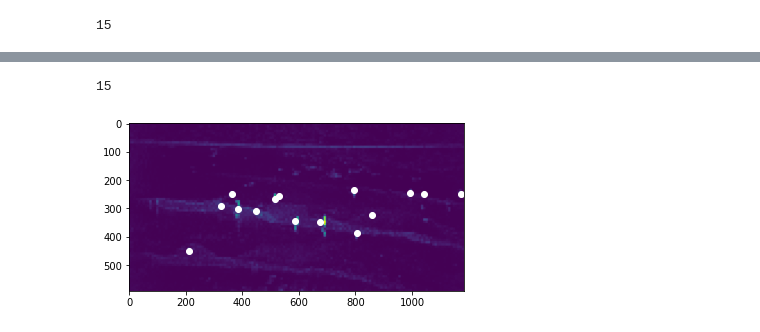
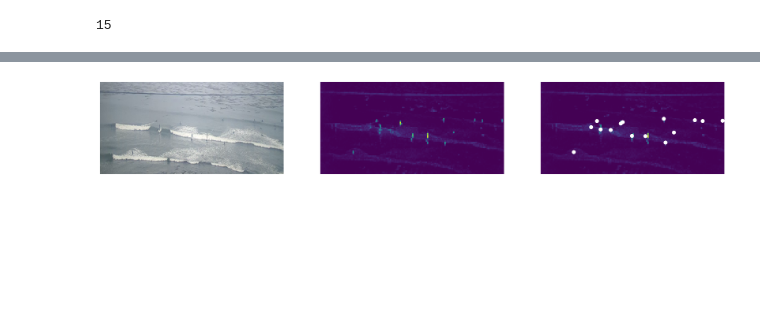
Before and after one commit to tukavic/surf-detection, a Jupyter notebook: dino/prediction_pipeline.ipynb, the cells around one changed output, grey strips where cells are left out. Cells and saved outputs as stored; diff of their text form; code cells hidden in the pictures; blank space fills up the shorter version.

Commit message:
add pipeline example, modify load image function to allow just resize

```diff
--- a/dino/prediction_pipeline.ipynb
+++ b/dino/prediction_pipeline.ipynb
@@ -92,15 +93,18 @@ Downloading: "https://dl.fbaipublicfiles.com/dino/dino_deitsmall8_300ep_pretrain
 # %%
-def load_image(file, image_size = (592, 1184)):
+def load_image(file, image_size=(592, 1184), transform=True):
     '''loads picture and applies torch transforms'''
     img = Image.open(file)
     img = img.convert('RGB')
 
-    transform = pth_transforms.Compose([
-        pth_transforms.Resize(image_size),
-        pth_transforms.ToTensor(),
-        pth_transforms.Normalize((0.485, 0.456, 0.406), (0.229, 0.224, 0.225)),
-    ])
-    img = transform(img)
+    if transform:
+        transform = pth_transforms.Compose([
+            pth_transforms.Resize(image_size),
+            pth_transforms.ToTensor(),
+            pth_transforms.Normalize((0.485, 0.456, 0.406), (0.229, 0.224, 0.225)),
+        ])
+        img = transform(img)
+    else:
+        img = img.resize((image_size[1], image_size[0]))
 
     return img
 # %%
@@ -157,13 +156,21 @@ df.iloc[0].filename
-# %%
-# n, img, heatimg = predict(df.iloc[0], patch_size = patch_size)
-
-print(n)
-plt.imshow(heatimg)
-plt.scatter(blobs[:, 1], blobs[:, 0], c='white')
-plt.show()
-# %% [output]
-15
-[figure, removed]
+# %%
+fig, axes = plt.subplots(nrows=1, ncols=3, figsize=(20, 8))
+axes = axes.flatten()
+
+img = load_image(df.iloc[0].filename, transform=False)
+axes[0].imshow(img)
+axes[0].axis('off')
+
+axes[1].imshow(heatimg)
+axes[1].axis('off')
+
+axes[2].imshow(heatimg)
+axes[2].scatter(blobs[:, 1], blobs[:, 0], c='white')
+axes[2].axis('off')
+
+plt.show()
+# %% [output]
+[figure, added]
 # %%
 preds = []
 for i in range(len(df)):
```
Also changed, not shown: parts of 6 cells of this notebook, 1 other file.
